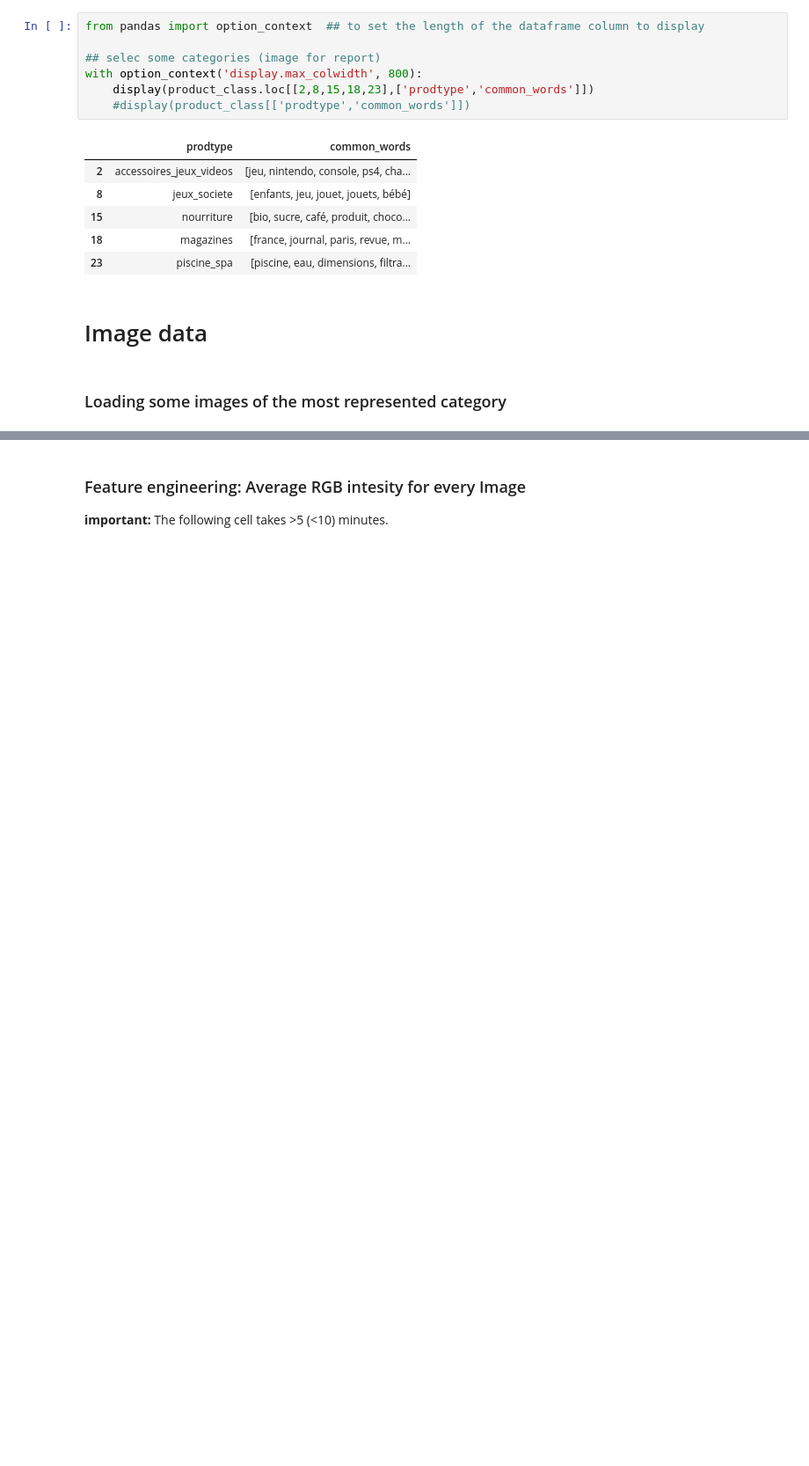
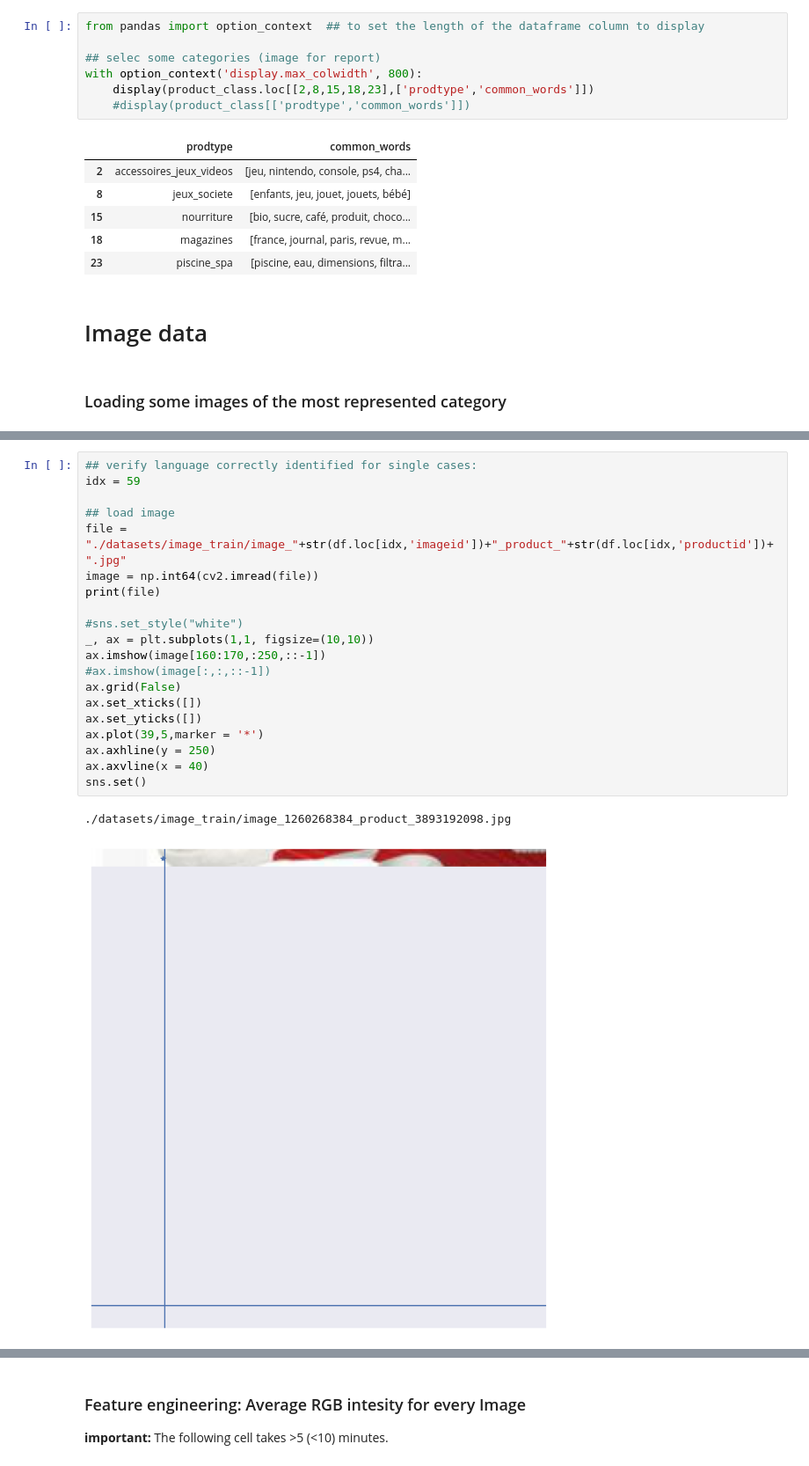
Before and after one commit to RamiroHR/Multimodal-Data-Product-Classification-Model, a Jupyter notebook: Rakuten_DataExploration.ipynb, the cells around one changed output, grey strips where cells are left out. Shown at 88% size. Drawn from its saved outputs; the diff is of its cells as text; blank space fills up the shorter version.

```diff
--- a/Rakuten_DataExploration.ipynb
+++ b/Rakuten_DataExploration.ipynb
@@ -806,0 +1072,23 @@ meanRGB
+# %%
+## verify language correctly identified for single cases:
+idx = 59
+
+## load image
+file = "./datasets/image_train/image_"+str(df.loc[idx,'imageid'])+"_product_"+str(df.loc[idx,'productid'])+".jpg"
+image = np.int64(cv2.imread(file))
+print(file)
+
+#sns.set_style("white")
+_, ax = plt.subplots(1,1, figsize=(10,10))
+ax.imshow(image[160:170,:250,::-1])
+#ax.imshow(image[:,:,::-1])
+ax.grid(False)
+ax.set_xticks([])
+ax.set_yticks([])
+ax.plot(39,5,marker = '*')
+ax.axhline(y = 250)
+ax.axvline(x = 40)
+sns.set()
+# %% [output]
+./datasets/image_train/image_1260268384_product_3893192098.jpg
+[figure, added]
```
Also changed, not shown: parts of 44 cells of this notebook, 4 other files.
